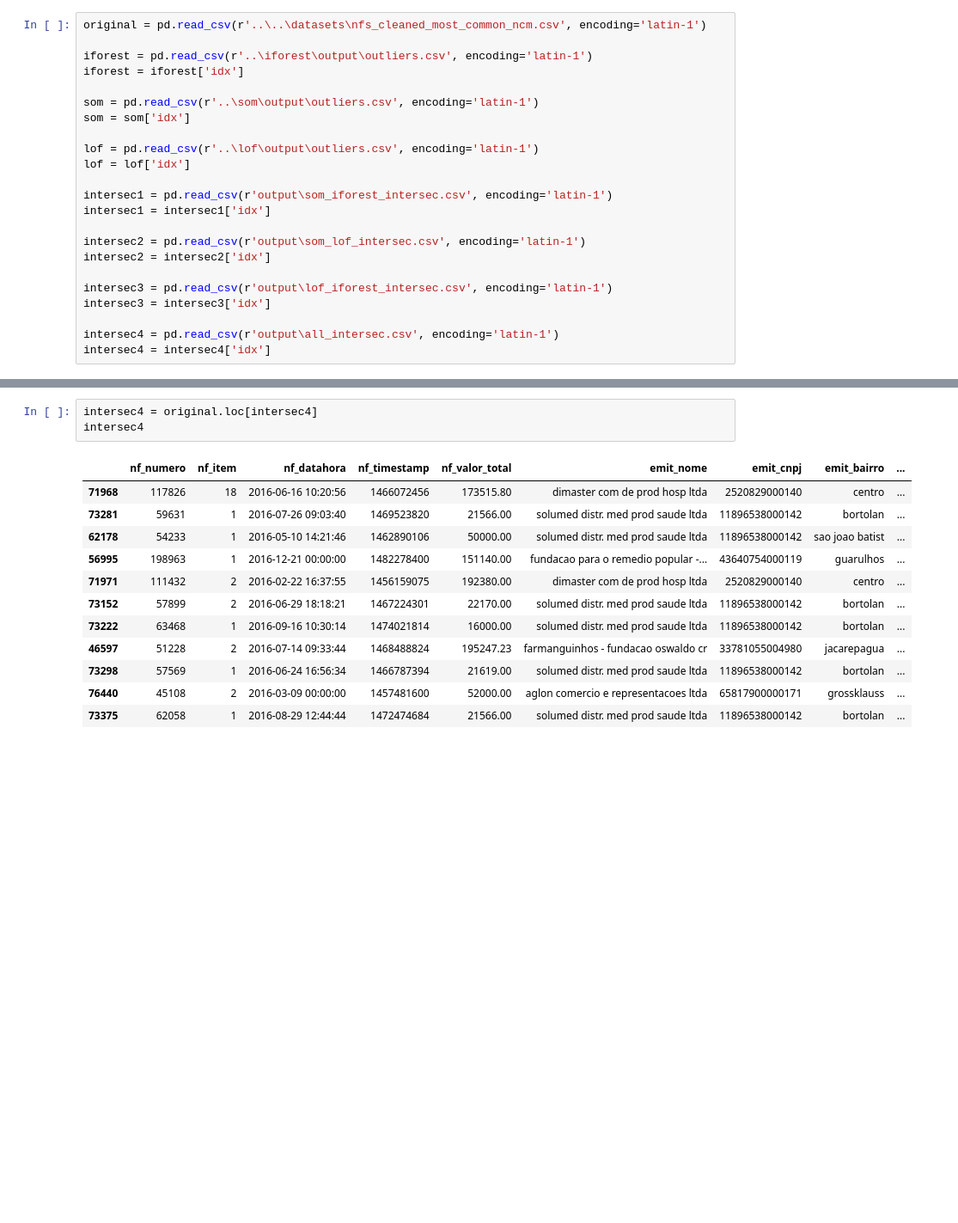
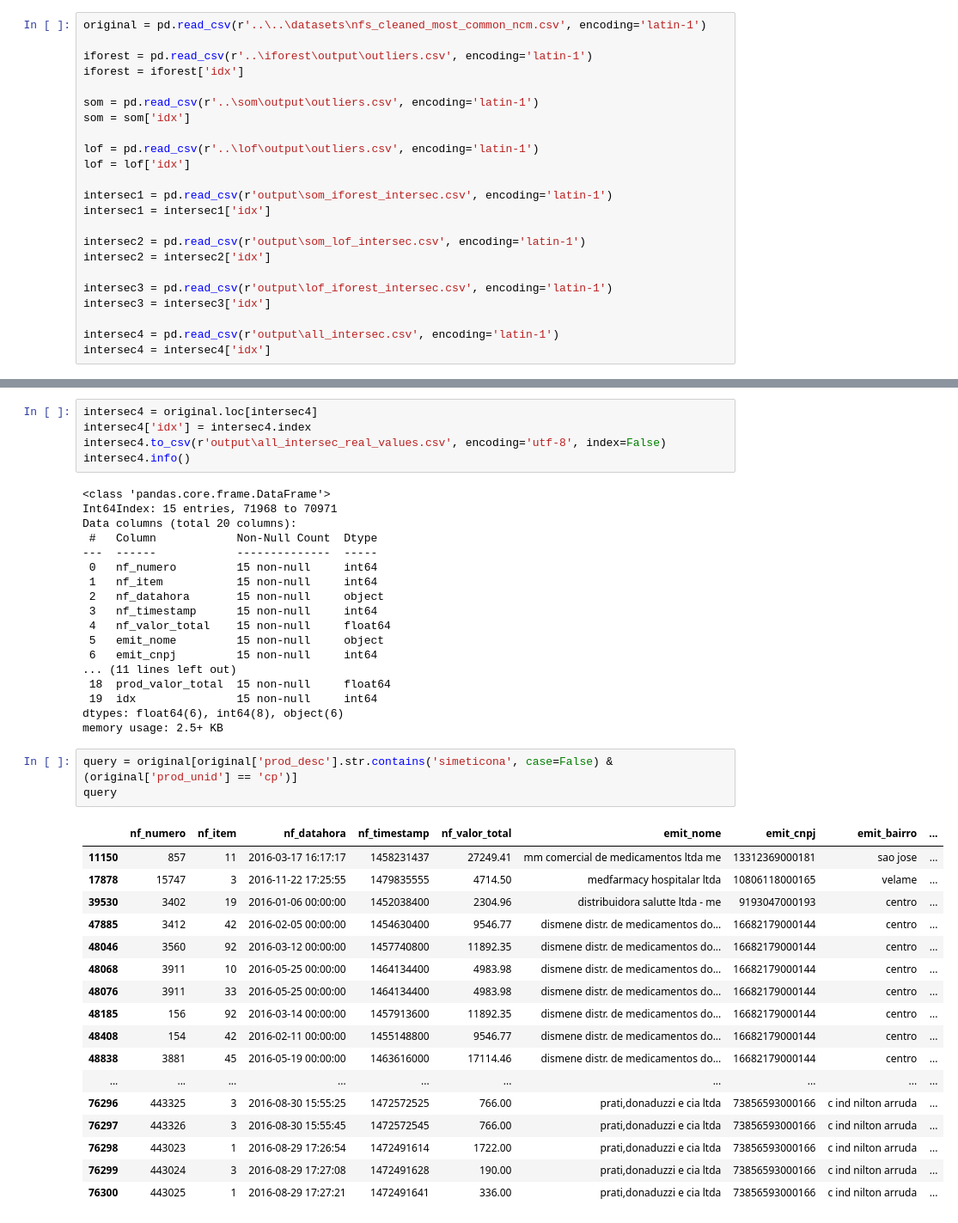
Before and after one commit to breno-abreu/TCC, a Jupyter notebook: results/real values.ipynb, the cells around one changed output, grey strips where cells are left out. Shown: that part at 86% size. Cells and saved outputs as stored; diff of their text form; blank space fills up the shorter version.

```diff
--- a/results/real values.ipynb
+++ b/results/real values.ipynb
@@ -134,16 +169,44 @@ intersec3
 # %%
 intersec4 = original.loc[intersec4]
-intersec4
+intersec4['idx'] = intersec4.index
+intersec4.to_csv(r'output\all_intersec_real_values.csv', encoding='utf-8', index=False)
+intersec4.info()
 # %% [output]
-|  | nf_numero | nf_item | nf_datahora | nf_timestamp | nf_valor_total | emit_nome | emit_cnpj | emit_bairro | ... |
-| 71968 | 117826 | 18 | 2016-06-16 10:20:56 | 1466072456 | 173515.80 | dimaster com de prod hosp ltda | 2520829000140 | centro | ... |
-| 73281 | 59631 | 1 | 2016-07-26 09:03:40 | 1469523820 | 21566.00 | solumed distr. med prod saude ltda | 11896538000142 | bortolan | ... |
-| 62178 | 54233 | 1 | 2016-05-10 14:21:46 | 1462890106 | 50000.00 | solumed distr. med prod saude ltda | 11896538000142 | sao joao batist | ... |
-| 56995 | 198963 | 1 | 2016-12-21 00:00:00 | 1482278400 | 151140.00 | fundacao para o remedio popular -... | 43640754000119 | guarulhos | ... |
-| 71971 | 111432 | 2 | 2016-02-22 16:37:55 | 1456159075 | 192380.00 | dimaster com de prod hosp ltda | 2520829000140 | centro | ... |
-| 73152 | 57899 | 2 | 2016-06-29 18:18:21 | 1467224301 | 22170.00 | solumed distr. med prod saude ltda | 11896538000142 | bortolan | ... |
-| 73222 | 63468 | 1 | 2016-09-16 10:30:14 | 1474021814 | 16000.00 | solumed distr. med prod saude ltda | 11896538000142 | bortolan | ... |
-| 46597 | 51228 | 2 | 2016-07-14 09:33:44 | 1468488824 | 195247.23 | farmanguinhos - fundacao oswaldo cr | 33781055004980 | jacarepagua | ... |
-| 73298 | 57569 | 1 | 2016-06-24 16:56:34 | 1466787394 | 21619.00 | solumed distr. med prod saude ltda | 11896538000142 | bortolan | ... |
-| 76440 | 45108 | 2 | 2016-03-09 00:00:00 | 1457481600 | 52000.00 | aglon comercio e representacoes ltda | 65817900000171 | grossklauss | ... |
-| 73375 | 62058 | 1 | 2016-08-29 12:44:44 | 1472474684 | 21566.00 | solumed distr. med prod saude ltda | 11896538000142 | bortolan | ... |
+<class 'pandas.core.frame.DataFrame'>
+Int64Index: 15 entries, 71968 to 70971
+Data columns (total 20 columns):
+ #   Column            Non-Null Count  Dtype
+---  ------            --------------  -----
+ 0   nf_numero         15 non-null     int64
+ 1   nf_item           15 non-null     int64
+ 2   nf_datahora       15 non-null     object
+ 3   nf_timestamp      15 non-null     int64
+ 4   nf_valor_total    15 non-null     float64
+ 5   emit_nome         15 non-null     object
+ 6   emit_cnpj         15 non-null     int64
+... (11 lines left out)
+ 18  prod_valor_total  15 non-null     float64
+ 19  idx               15 non-null     int64
+dtypes: float64(6), int64(8), object(6)
+memory usage: 2.5+ KB
+# %%
+query = original[original['prod_desc'].str.contains('simeticona', case=False) & (original['prod_unid'] == 'cp')]
+query
+# %% [output]
+|  | nf_numero | nf_item | nf_datahora | nf_timestamp | nf_valor_total | emit_nome | emit_cnpj | emit_bairro | ... |
+| 11150 | 857 | 11 | 2016-03-17 16:17:17 | 1458231437 | 27249.41 | mm comercial de medicamentos ltda me | 13312369000181 | sao jose | ... |
+| 17878 | 15747 | 3 | 2016-11-22 17:25:55 | 1479835555 | 4714.50 | medfarmacy hospitalar ltda | 10806118000165 | velame | ... |
+| 39530 | 3402 | 19 | 2016-01-06 00:00:00 | 1452038400 | 2304.96 | distribuidora salutte ltda - me | 9193047000193 | centro | ... |
+| 47885 | 3412 | 42 | 2016-02-05 00:00:00 | 1454630400 | 9546.77 | dismene distr. de medicamentos do... | 16682179000144 | centro | ... |
+| 48046 | 3560 | 92 | 2016-03-12 00:00:00 | 1457740800 | 11892.35 | dismene distr. de medicamentos do... | 16682179000144 | centro | ... |
+| 48068 | 3911 | 10 | 2016-05-25 00:00:00 | 1464134400 | 4983.98 | dismene distr. de medicamentos do... | 16682179000144 | centro | ... |
+| 48076 | 3911 | 33 | 2016-05-25 00:00:00 | 1464134400 | 4983.98 | dismene distr. de medicamentos do... | 16682179000144 | centro | ... |
+| 48185 | 156 | 92 | 2016-03-14 00:00:00 | 1457913600 | 11892.35 | dismene distr. de medicamentos do... | 16682179000144 | centro | ... |
+| 48408 | 154 | 42 | 2016-02-11 00:00:00 | 1455148800 | 9546.77 | dismene distr. de medicamentos do... | 16682179000144 | centro | ... |
+| 48838 | 3881 | 45 | 2016-05-19 00:00:00 | 1463616000 | 17114.46 | dismene distr. de medicamentos do... | 16682179000144 | centro | ... |
+| ... | ... | ... | ... | ... | ... | ... | ... | ... | ... |
+| 76296 | 443325 | 3 | 2016-08-30 15:55:25 | 1472572525 | 766.00 | prati,donaduzzi e cia ltda | 73856593000166 | c ind nilton arruda | ... |
+| 76297 | 443326 | 3 | 2016-08-30 15:55:45 | 1472572545 | 766.00 | prati,donaduzzi e cia ltda | 73856593000166 | c ind nilton arruda | ... |
+| 76298 | 443023 | 1 | 2016-08-29 17:26:54 | 1472491614 | 1722.00 | prati,donaduzzi e cia ltda | 73856593000166 | c ind nilton arruda | ... |
+| 76299 | 443024 | 3 | 2016-08-29 17:27:08 | 1472491628 | 190.00 | prati,donaduzzi e cia ltda | 73856593000166 | c ind nilton arruda | ... |
+| 76300 | 443025 | 1 | 2016-08-29 17:27:21 | 1472491641 | 336.00 | prati,donaduzzi e cia ltda | 73856593000166 | c ind nilton arruda | ... |
```
Also changed, not shown: parts of 6 cells of this notebook, 25 other files.
